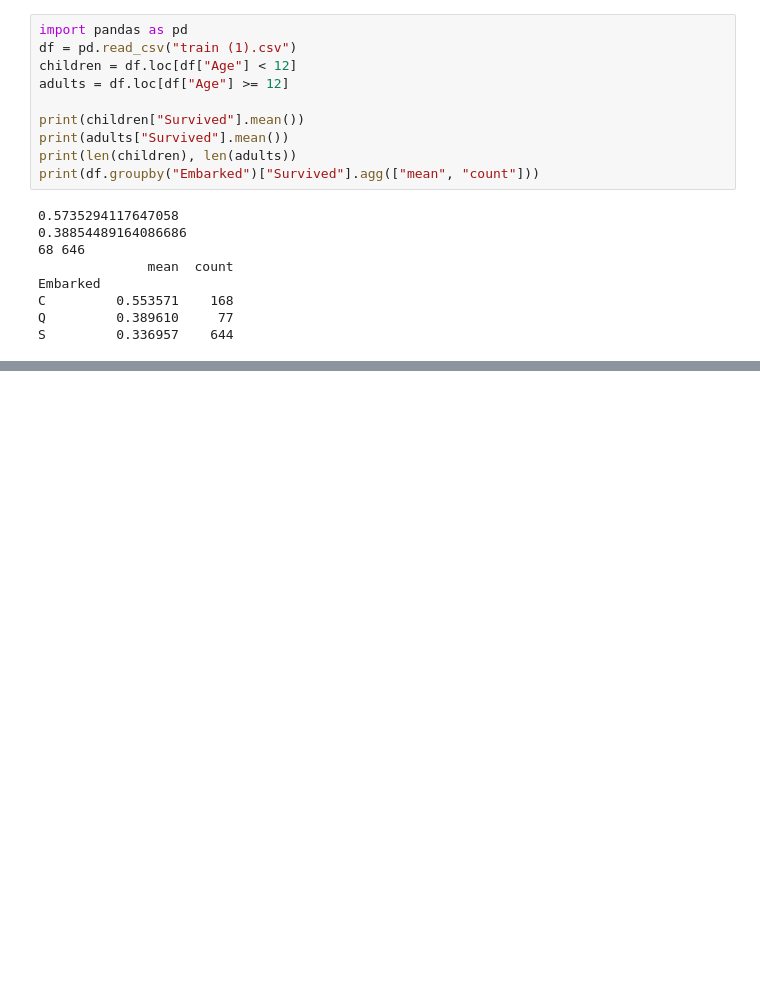
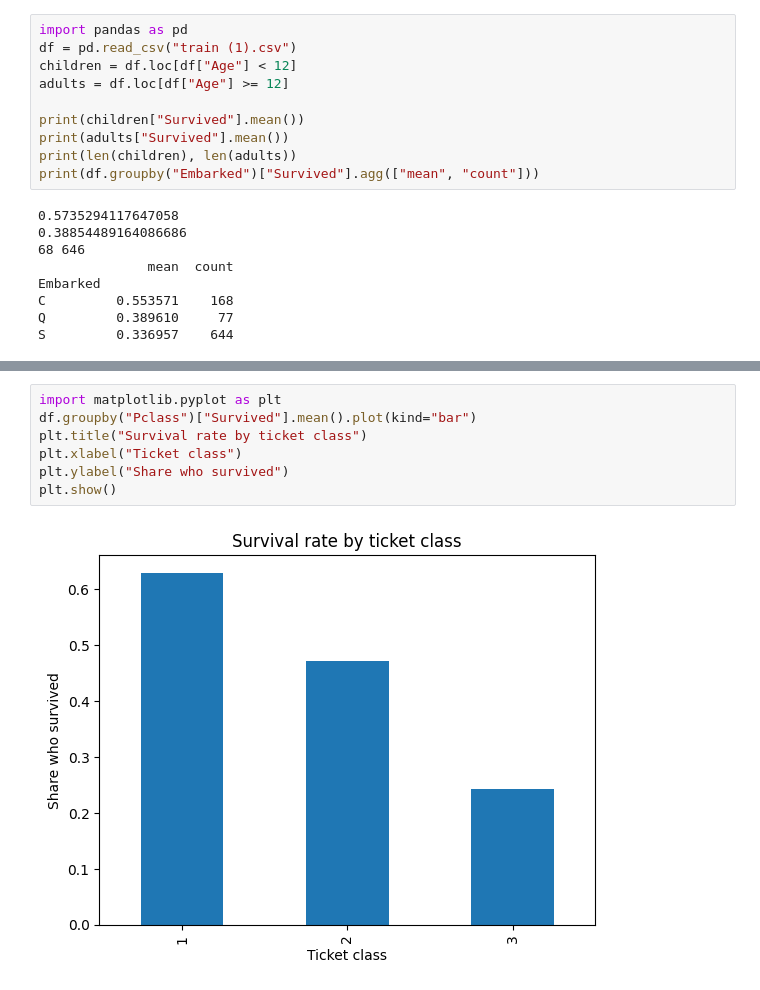
Before and after one commit to alizabetageri984-prog/Pandas-Learning, a Jupyter notebook: project.ipynb, the cells around one changed output, grey strips where cells are left out. Saved outputs shown, nothing was run; the diff lists cells and outputs as text; blank space fills up the shorter version.

```diff
--- a/project.ipynb
+++ b/project.ipynb
@@ -146,0 +179,9 @@ S         0.336957    644
+# %%
+import matplotlib.pyplot as plt
+df.groupby("Pclass")["Survived"].mean().plot(kind="bar")
+plt.title("Survival rate by ticket class")
+plt.xlabel("Ticket class")
+plt.ylabel("Share who survived")
+plt.show()
+# %% [output]
+[figure, added]
```
Also changed, not shown: parts of 4 cells of this notebook, 2 other files.
